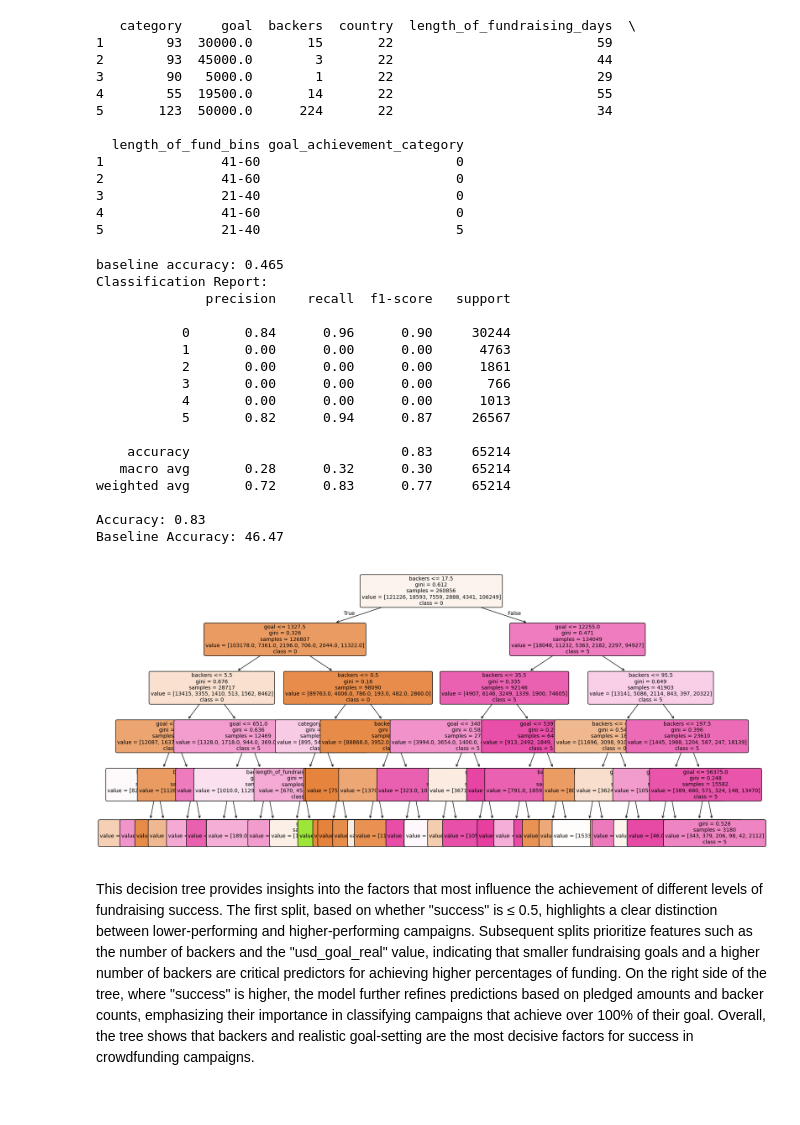
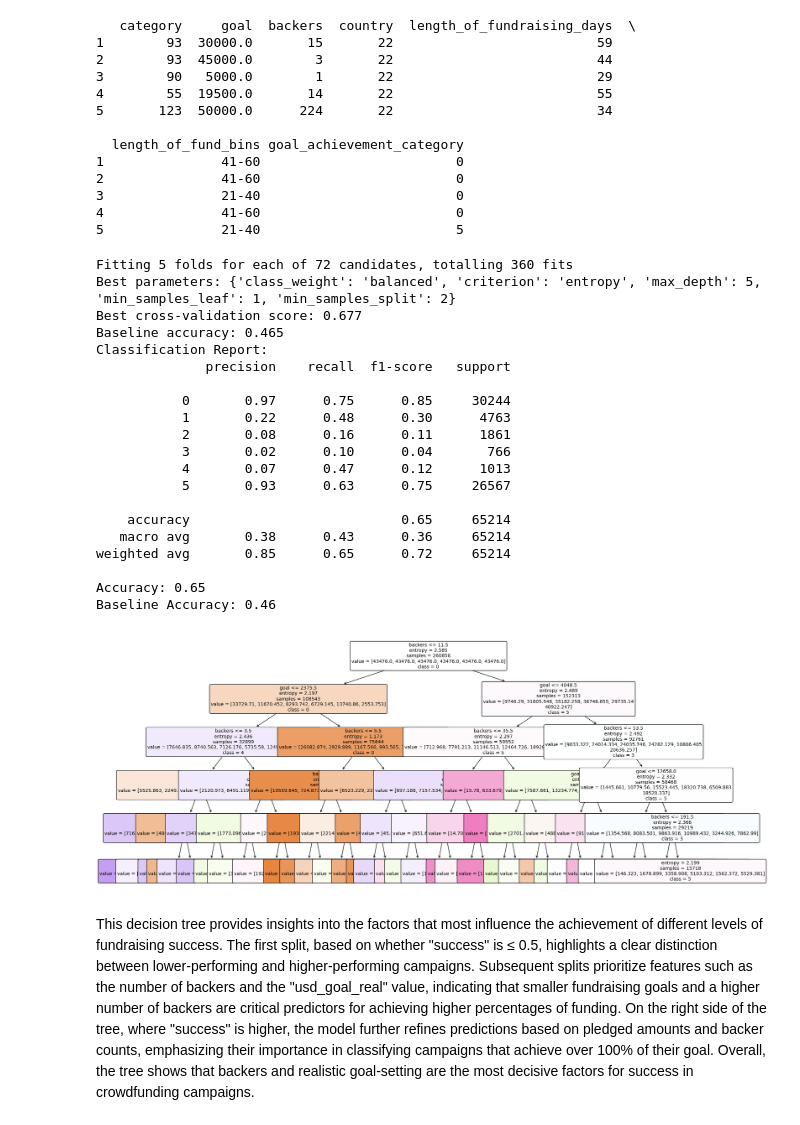
Before and after one commit to connor-bennett/Proejct-Two, a Jupyter notebook: KickStarter.ipynb, the cells around one changed output. Cells and saved outputs as stored; diff of their text form; code cells hidden in the pictures.

Commit message:
grid search
upodates

```diff
--- a/KickStarter.ipynb
+++ b/KickStarter.ipynb
@@ -311,62 +315,89 @@ print(df.head())
 4               41-60                         0
 5               21-40                         5
 # %%
-# Separate features and target since we do not want data leakage
+# Separate features and target
 X = df.drop(columns=['goal_achievement_category', 'length_of_fund_bins'])
 y = df['goal_achievement_category']  # Use the new target variable
 
 # Split dataset into training and testing sets
 X_train, X_test, y_train, y_test = train_test_split(X, y, test_size=0.2, random_state=42)
 
-# Train the decision tree
-clf = DecisionTreeClassifier(random_state=42, max_depth=5)
-clf.fit(X_train, y_train)
+# Define the parameter grid for hyperparameter tuning
+param_grid = {
+    'max_depth': [3, 5, 7, 10],
+    'min_samples_split': [2, 5, 10],
+    'min_samples_leaf': [1, 2, 5],
+    'criterion': ['gini', 'entropy'],
+    'class_weight': ['balanced']  # Ensure balanced class weights
+}
 
-# Predict on test data
-y_pred = clf.predict(X_test)
+# Perform GridSearchCV to find the best hyperparameters
+grid_search = GridSearchCV(
+    DecisionTreeClassifier(random_state=42),
+    param_grid,
+    cv=5,  # Cross-validation folds
+    scoring='accuracy',
+    verbose=1
+)
 
-#baseline
+# Fit the grid search on the training data
+grid_search.fit(X_train, y_train)
+
+# Retrieve the best estimator
+best_tree = grid_search.best_estimator_
+
+# Print the best parameters and cross-validation score
+print(f"Best parameters: {grid_search.best_params_}")
+print(f"Best cross-validation score: {grid_search.best_score_:.3f}")
+
+# Predict on test data using the best tree
+y_pred = best_tree.predict(X_test)
+
+# Baseline accuracy
 majority_class = pd.Series(y_train).value_counts().index[0]
-baseline_acc= (majority_class == y_train).mean()
-print(f'baseline accuracy: {baseline_acc:.3f}')
+baseline_acc = (y_train == majority_class).mean()
+print(f'Baseline accuracy: {baseline_acc:.3f}')
 
 # Evaluate the model
 print("Classification Report:")
 print(classification_report(y_test, y_pred))
 print(f"Accuracy: {accuracy_score(y_test, y_pred):.2f}")
-print(f'Baseline Accuracy: {baseline_acc * 100:.2f}')
+print(f'Baseline Accuracy: {baseline_acc:.2f}')
 # %% [output]
-baseline accuracy: 0.465
+Fitting 5 folds for each of 72 candidates, totalling 360 fits
+Best parameters: {'class_weight': 'balanced', 'criterion': 'entropy', 'max_depth': 5, 'min_samples_leaf': 1, 'min_samples_split': 2}
+Best cross-validation score: 0.677
+Baseline accuracy: 0.465
 Classification Report:
               precision    recall  f1-score   support
 
-           0       0.84      0.96      0.90     30244
-           1       0.00      0.00      0.00      4763
-           2       0.00      0.00      0.00      1861
-           3       0.00      0.00      0.00       766
-           4       0.00      0.00      0.00      1013
-           5       0.82      0.94      0.87     26567
+           0       0.97      0.75      0.85     30244
+           1       0.22      0.48      0.30      4763
+           2       0.08      0.16      0.11      1861
+           3       0.02      0.10      0.04       766
+           4       0.07      0.47      0.12      1013
+           5       0.93      0.63      0.75     26567
 
-    accuracy                           0.83     65214
-   macro avg       0.28      0.32      0.30     65214
-weighted avg       0.72      0.83      0.77     65214
+    accuracy                           0.65     65214
+   macro avg       0.38      0.43      0.36     65214
+weighted avg       0.85      0.65      0.72     65214
 
-Accuracy: 0.83
-Baseline Accuracy: 46.47
+Accuracy: 0.65
+Baseline Accuracy: 0.46
 # %%
-# Plot the decision tree
+# Plot the best decision tree
 plt.figure(figsize=(20, 10))  # Set the figure size
 plot_tree(
-    clf,
+    best_tree,
     feature_names=list(X.columns),  # Use feature names
-    class_names=clf.classes_.astype(str),  # Use class names
+    class_names=best_tree.classes_.astype(str),  # Use class names
     filled=True,  # Color nodes to represent class distribution
     rounded=True,
     fontsize=10
 )
 plt.show()
 # %% [output]
-[figure, old version]
+[figure, new version]
 # %% [markdown]
 This decision tree provides insights into the factors that most influence the achievement of different levels of fundraising success. The first split, based on whether "success" is ≤ 0.5, highlights a clear distinction between lower-performing and higher-performing campaigns. Subsequent splits prioritize features such as the number of backers and the "usd_goal_real" value, indicating that smaller fundraising goals and a higher number of backers are critical predictors for achieving higher percentages of funding. On the right side of the tree, where "success" is higher, the model further refines predictions based on pledged amounts and backer counts, emphasizing their importance in classifying campaigns that achieve over 100% of their goal. Overall, the tree shows that backers and realistic goal-setting are the most decisive factors for success in crowdfunding campaigns.
 # %% [markdown]
```
Also changed, not shown: parts of 2 cells of this notebook.
